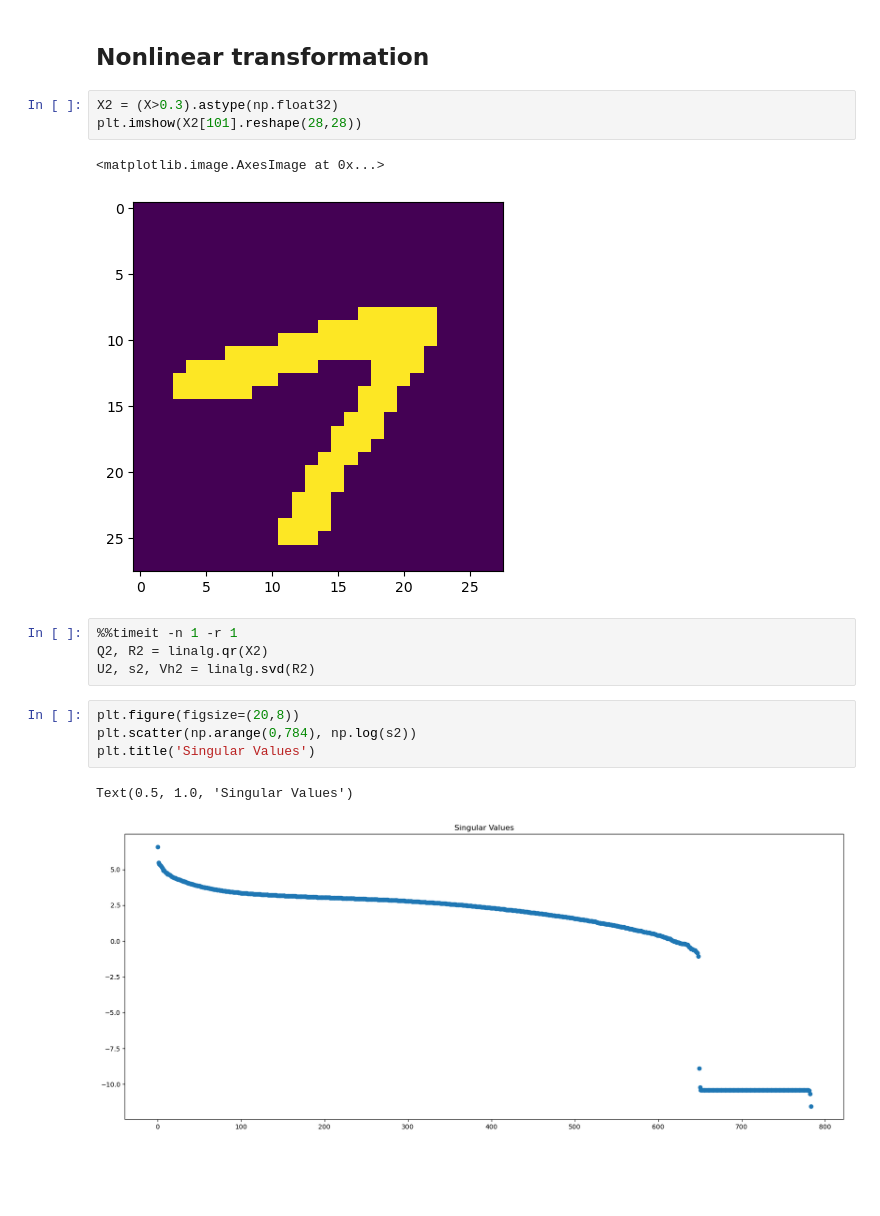
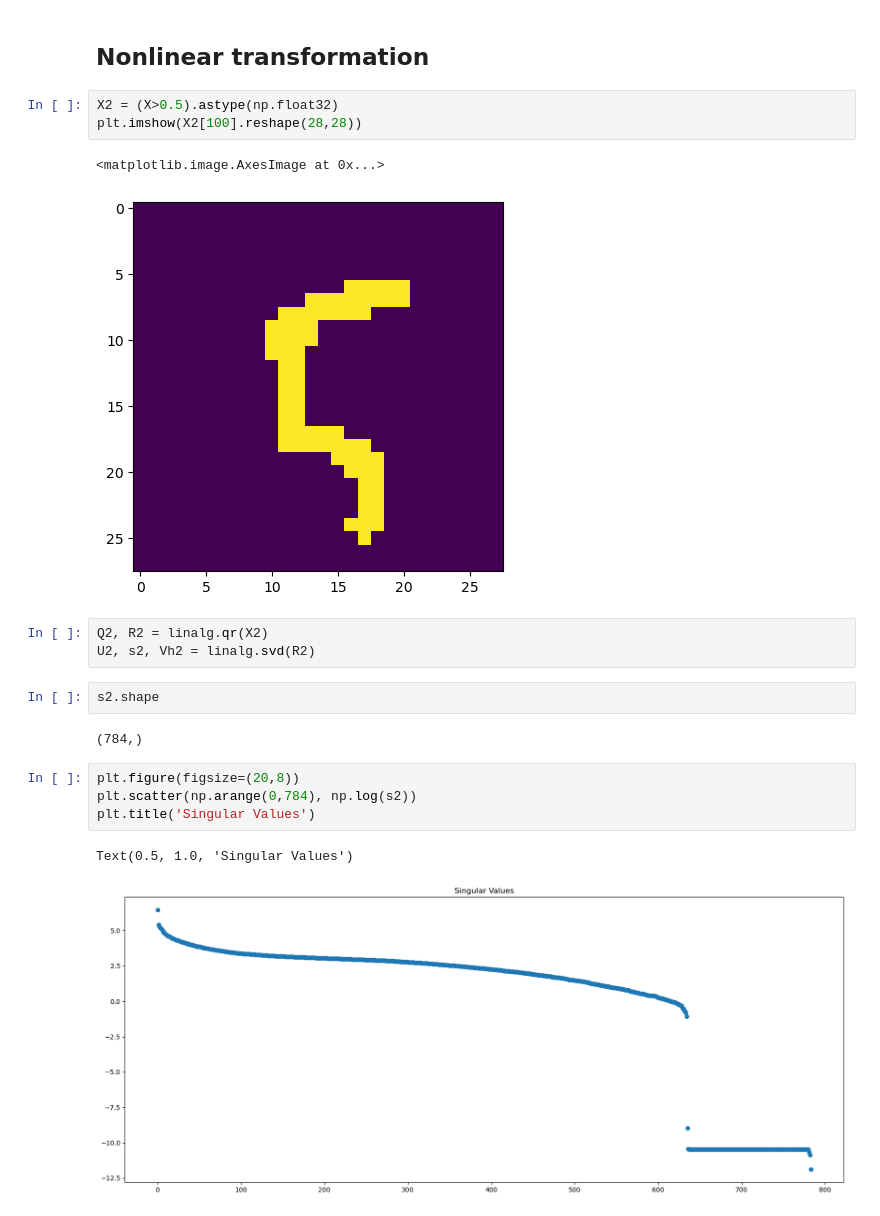
Before and after one commit to maneeshrj/math-ml-project, a Jupyter notebook: SVD.ipynb, the cells around one changed output. Saved outputs shown, nothing was run; the diff lists cells and outputs as text; blank space fills up the shorter version.

```diff
--- a/SVD.ipynb
+++ b/SVD.ipynb
@@ -148,19 +165,22 @@ for i in range(10):
 # %% [markdown]
 ## Nonlinear transformation
 # %%
-X2 = (X>0.3).astype(np.float32)
-plt.imshow(X2[101].reshape(28,28))
+X2 = (X>0.5).astype(np.float32)
+plt.imshow(X2[100].reshape(28,28))
 # %% [output]
 <matplotlib.image.AxesImage at 0x...>
-[figure, old version]
+[figure, new version]
 # %%
-%%timeit -n 1 -r 1
 Q2, R2 = linalg.qr(X2)
 U2, s2, Vh2 = linalg.svd(R2)
+# %%
+s2.shape
+# %% [output]
+(784,)
 # %%
 plt.figure(figsize=(20,8))
 plt.scatter(np.arange(0,784), np.log(s2))
 plt.title('Singular Values')
 # %% [output]
 Text(0.5, 1.0, 'Singular Values')
-[figure, old version]
+[figure, new version]
```
Also changed, not shown: parts of 7 cells of this notebook.
